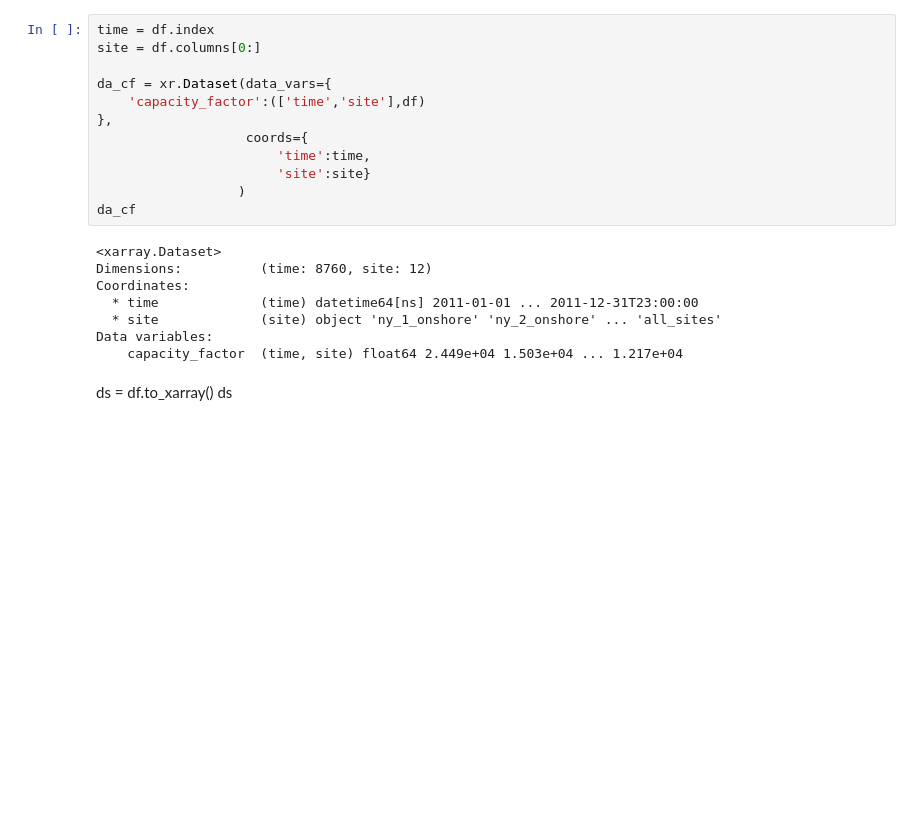
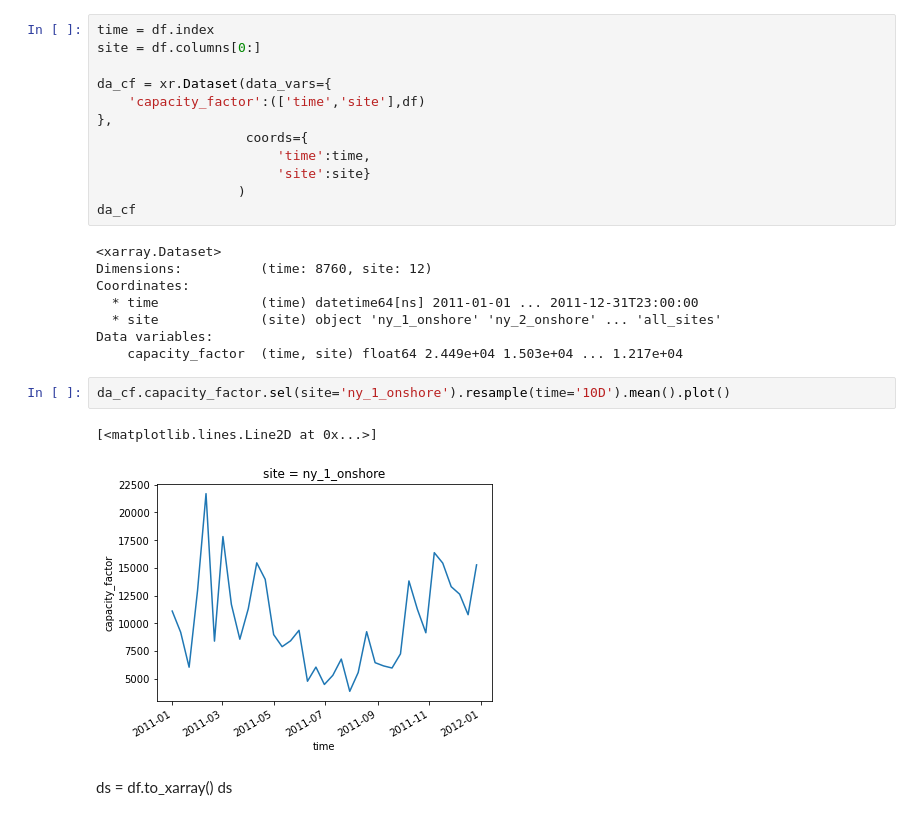
Before and after one commit to Yixuan-Zou/finalproject, a Jupyter notebook: onevariable_yz3909_code_project.ipynb, the cells around one changed output. Drawn from its saved outputs; the diff is of its cells as text; blank space fills up the shorter version.

```diff
--- a/onevariable_yz3909_code_project.ipynb
+++ b/onevariable_yz3909_code_project.ipynb
@@ -399,6 +350,11 @@ Coordinates:
   * site             (site) object 'ny_1_onshore' 'ny_2_onshore' ... 'all_sites'
 Data variables:
     capacity_factor  (time, site) float64 2.449e+04 1.503e+04 ... 1.217e+04
+# %%
+da_cf.capacity_factor.sel(site='ny_1_onshore').resample(time='10D').mean().plot()
+# %% [output]
+[<matplotlib.lines.Line2D at 0x...>]
+[figure, added]
 # %% [markdown]
 ds = df.to_xarray()
 ds
```
Also changed, not shown: parts of 32 cells of this notebook.
